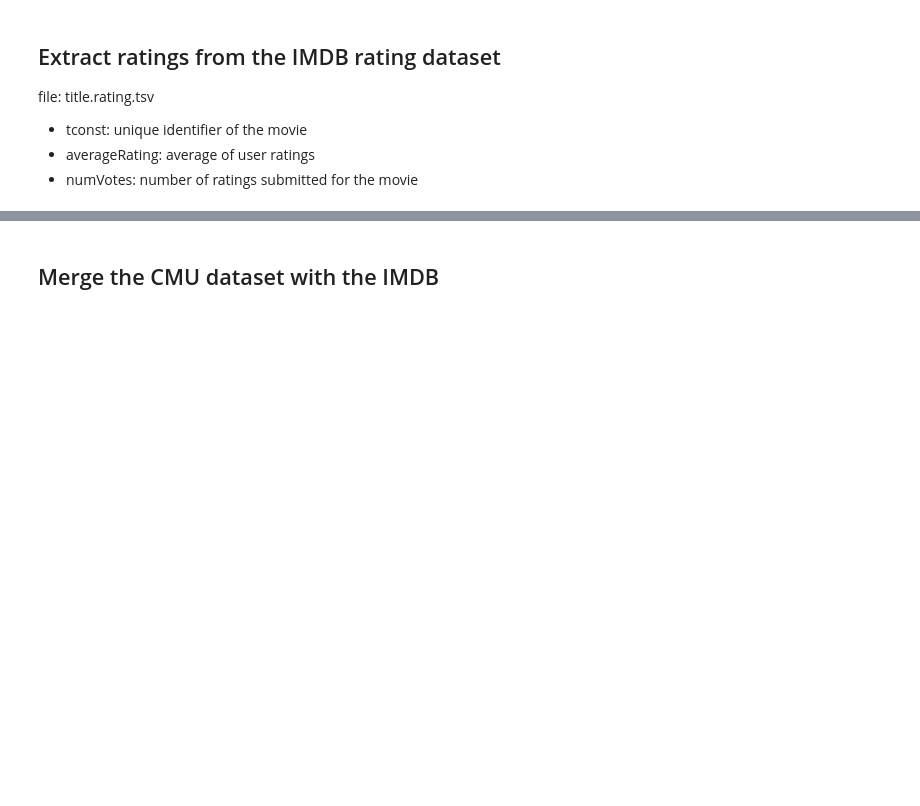
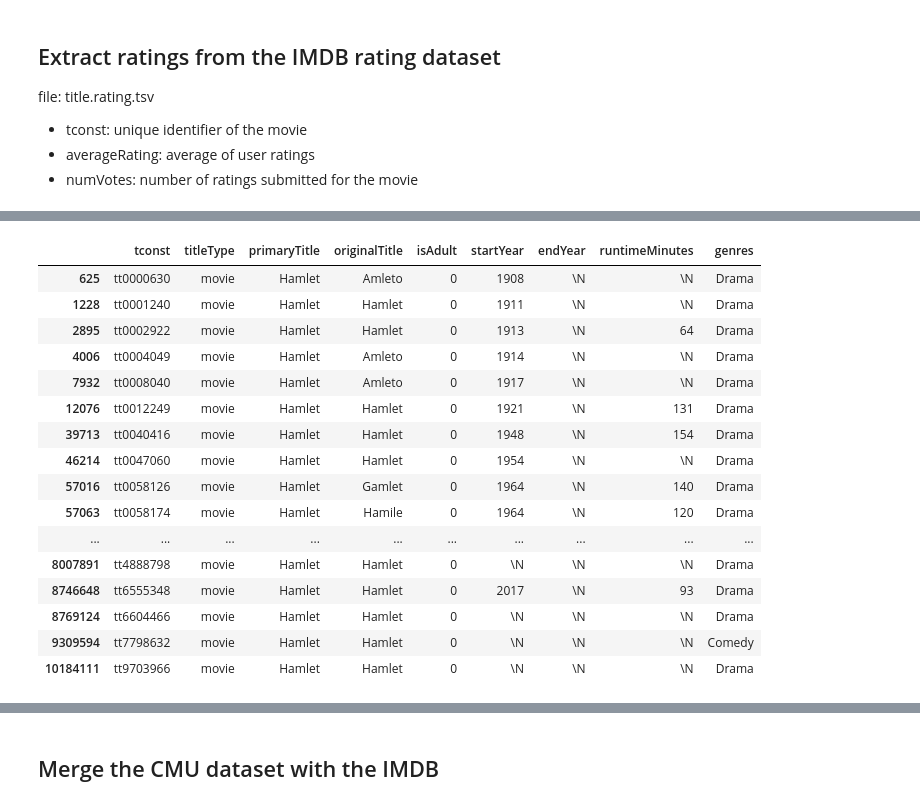
Before and after one commit to epfl-ada/ada-2023-project-advanceddataarsonists, a Jupyter notebook: data_exploring.ipynb, the cells around one changed output, grey strips where cells are left out. Drawn from its saved outputs; the diff is of its cells as text; code cells hidden in the pictures; blank space fills up the shorter version.

```diff
--- a/data_exploring.ipynb
+++ b/data_exploring.ipynb
@@ -91,2 +130,25 @@ imdb_names_df = load_imdb_basics()
+# %%
+dp = imdb_names_df[['primaryTitle']].duplicated()
+X = imdb_names_df[dp][['primaryTitle']].to_numpy()[0]
+
+imdb_names_df[imdb_names_df['primaryTitle'] == X[0]]
+# %% [output]
+|  | tconst | titleType | primaryTitle | originalTitle | isAdult | startYear | endYear | runtimeMinutes | genres |
+| 625 | tt0000630 | movie | Hamlet | Amleto | 0 | 1908 | \N | \N | Drama |
+| 1228 | tt0001240 | movie | Hamlet | Hamlet | 0 | 1911 | \N | \N | Drama |
+| 2895 | tt0002922 | movie | Hamlet | Hamlet | 0 | 1913 | \N | 64 | Drama |
+| 4006 | tt0004049 | movie | Hamlet | Amleto | 0 | 1914 | \N | \N | Drama |
+| 7932 | tt0008040 | movie | Hamlet | Amleto | 0 | 1917 | \N | \N | Drama |
+| 12076 | tt0012249 | movie | Hamlet | Hamlet | 0 | 1921 | \N | 131 | Drama |
+| 39713 | tt0040416 | movie | Hamlet | Hamlet | 0 | 1948 | \N | 154 | Drama |
+| 46214 | tt0047060 | movie | Hamlet | Hamlet | 0 | 1954 | \N | \N | Drama |
+| 57016 | tt0058126 | movie | Hamlet | Gamlet | 0 | 1964 | \N | 140 | Drama |
+| 57063 | tt0058174 | movie | Hamlet | Hamile | 0 | 1964 | \N | 120 | Drama |
+| ... | ... | ... | ... | ... | ... | ... | ... | ... | ... |
+| 8007891 | tt4888798 | movie | Hamlet | Hamlet | 0 | \N | \N | \N | Drama |
+| 8746648 | tt6555348 | movie | Hamlet | Hamlet | 0 | 2017 | \N | 93 | Drama |
+| 8769124 | tt6604466 | movie | Hamlet | Hamlet | 0 | \N | \N | \N | Drama |
+| 9309594 | tt7798632 | movie | Hamlet | Hamlet | 0 | \N | \N | \N | Comedy |
+| 10184111 | tt9703966 | movie | Hamlet | Hamlet | 0 | \N | \N | \N | Drama |
 # %%
 # Extract the movies from the title.basics imbd dataset
```
Also changed, not shown: parts of 8 cells of this notebook, 2 other files.
